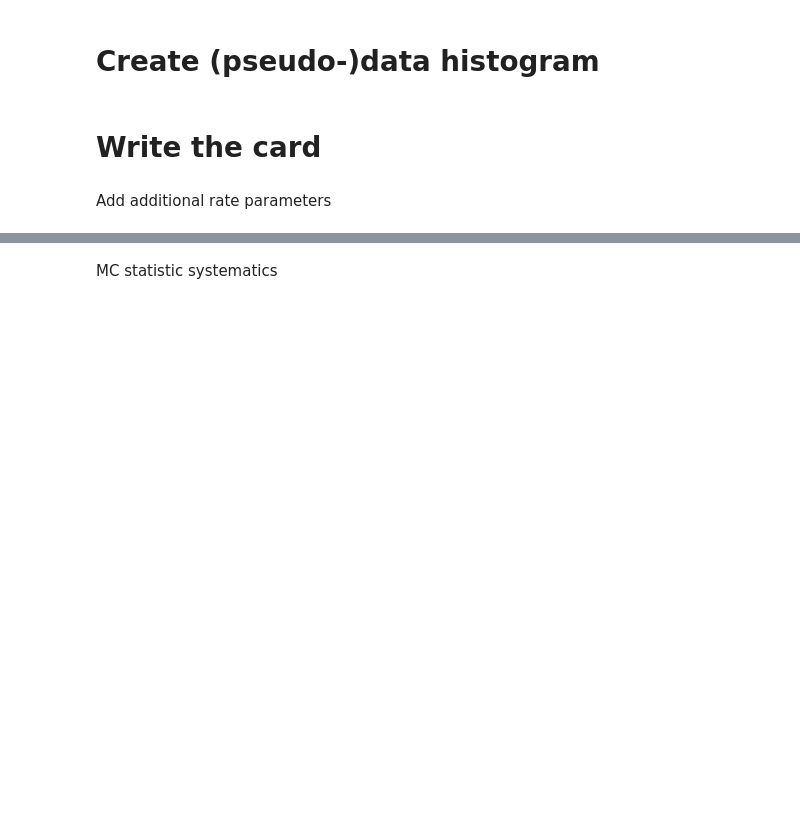
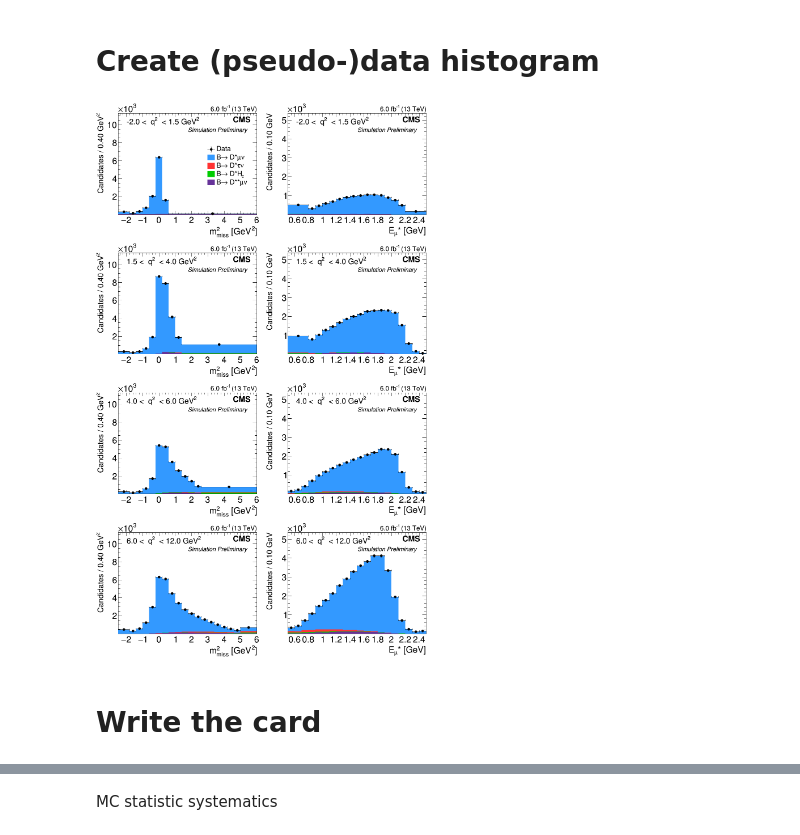
Before and after one commit to ocerri/BPH_RD_Analysis, a Jupyter notebook: Combine/RunCombine_v5.ipynb, the cells around one changed output, grey strips where cells are left out. Cells and saved outputs as stored; diff of their text form; code cells hidden in the pictures; blank space fills up the shorter version.

```diff
--- a/Combine/RunCombine_v5.ipynb
+++ b/Combine/RunCombine_v5.ipynb
@@ -119,6 +116,3 @@ decayBR = pickle.load(open('../data/forcedDecayChannelsFactors.pickle', 'rb'))
 loc = '../data/calibration/triggerScaleFactors/'
 fTriggerSF = rt.TFile.Open(loc + 'HLT_' + cat.trg + '_SF.root', 'READ')
 hTriggerSF = fTriggerSF.Get('hSF_HLT_' + cat.trg)
-# %%
-def computeTrgSF():
-    pass
@@ -427,3 +266,35 @@ print 'Dstst: {:.3f}'.format(N_Dstst)
+# %%
+if fit_real_data:
+    ds = dSet['data']
+    print 'N observed data: {:.1f}k'.format(1e-3*ds['q2'].shape[0])
+    for i_q2 in range(len(binning['q2'])-1):
+        q2_l = binning['q2'][i_q2]
+        q2_h = binning['q2'][i_q2 + 1]
+        sel_q2 = np.logical_and(ds['q2'] > q2_l, ds['q2'] < q2_h)
+        for var in ['M2_miss', 'Est_mu']:
+            cat_name = var+'_q2bin'+str(i_q2)
+            histo[cat_name]['data'] = create_TH1D(
+                                                  ds[var][sel_q2],
+                                                  name='data_obs', title='Data Obs',
+                                                  binning=binning[var][i_q2],
+                                                  opt='underflow,overflow'
+                                                 )
+else:
+    for i_q2 in range(len(binning['q2'])-1):
+        for var in ['M2_miss', 'Est_mu']:
+            cat_name = var+'_q2bin'+str(i_q2)
+
+            h = create_TH1D(np.array([0, 0]), name='data_obs', title='Data Obs', binning=binning[var][i_q2])
+            h.Reset()
+            for n, hMC in histo[cat_name].iteritems():
+                if not '__' in n and not n == 'data':
+                    scale = SM_RDst if 'tau' in n else 1.
+                    h.Add(hMC, scale)
+            h.Sumw2(0)
+            for i in range(1, h.GetNbinsX()+1):
+                h.SetBinContent(i, np.around(h.GetBinContent(i)))
+            h.Sumw2()
+            histo[cat_name]['data'] = h
 # %%
 histo_file_dir = '../data/_root/histos4combine/'
 if not os.path.isdir(histo_file_dir):
@@ -437,26 +308,24 @@ for cat_name, h_dic in histo.iteritems():
     tf.Close()
 # %%
 CMS_lumi.integrated_lumi = lumi_tot
-scale_dic = {
-    'tau': N_B2mu_exp*rawR_exp,
-    'mu' : N_B2mu_exp,
-    'Hc' : N_data*f_Hc,
-    'Dstst' : N_data*f_Dstst
+scale_dic = {'tau': SM_RDst
             }
 
-c = plot_gridVarQ2(CMS_lumi, binning, histo, scale_dic, min_y=1, logy=True)
+c = plot_gridVarQ2(CMS_lumi, binning, histo, scale_dic=scale_dic, min_y=1, logy=False)
 
 # CMS_lumi.integrated_lumi = ''
 # histNorm = {}
 # for k, hdic in histo.iteritems():
 #     if not k in histNorm.keys():
 #         histNorm[k] = {}
 #     for kk, h in hdic.iteritems():
 #         hAux = h.Clone()
 #         hAux.Scale(1./float(N_data))
 #         histNorm[k][kk] = hAux
 
 # c = plot_gridVarQ2s(CMS_lumi, binning, histNorm, scale_dic, min_y=1, logy=False, iPad_legend=7)
+# %% [output]
+[figure, added]
 # %% [markdown]
 # Write the card
 # %%
@@ -507,5 +378,3 @@ card += 'process' + aux_proc_id + '\n'
 # Expected rate
 card += 'rate' + aux_proc_rate + '\n'
 card += '--------------------------------------------------------------\n'
-# %% [markdown]
-Add additional rate parameters
```
Also changed, not shown: parts of 60 cells of this notebook, 20 other files.
